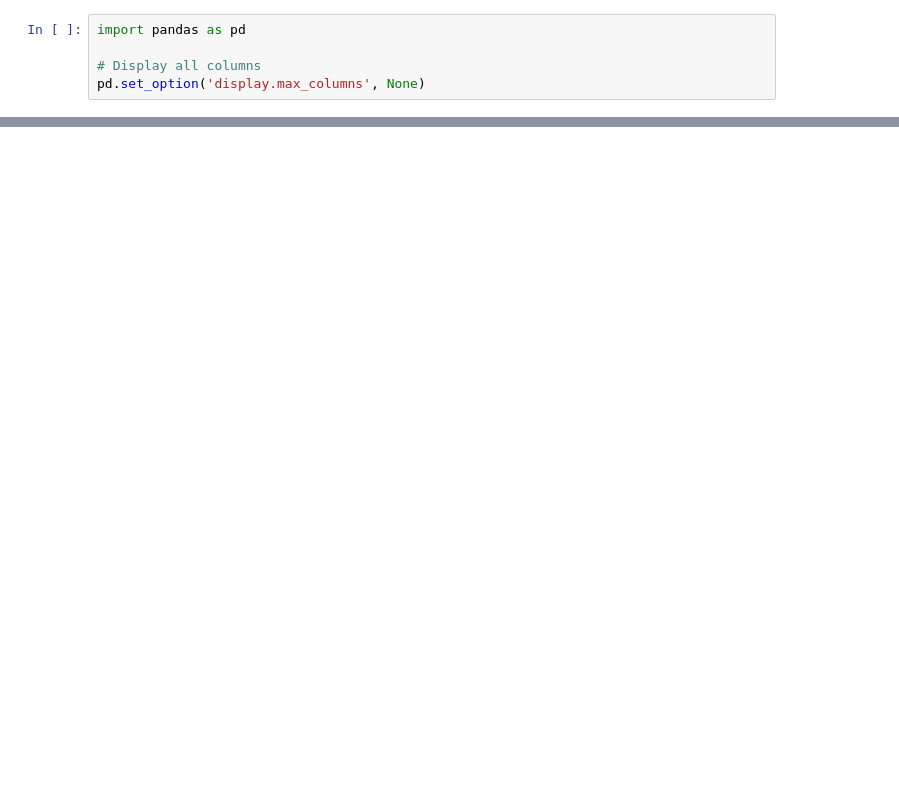
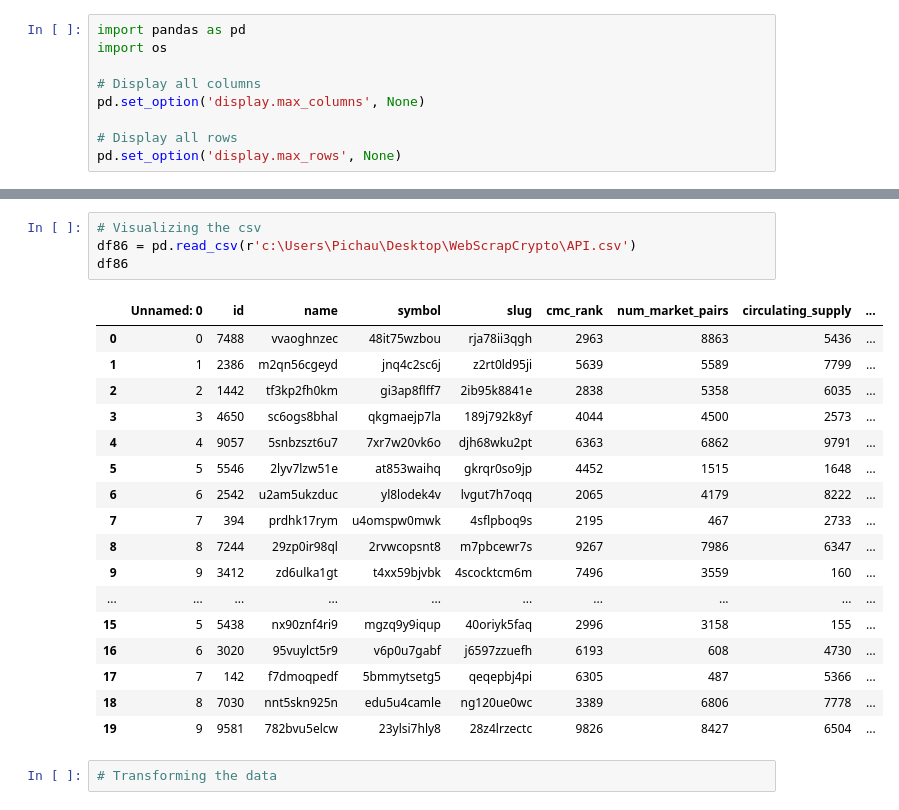
Before and after one commit to AdrianoHKim/Webscraping_Crypto, a Jupyter notebook: API_test_notebook.ipynb, the cells around one changed output, grey strips where cells are left out. Cells and saved outputs as stored; diff of their text form; blank space fills up the shorter version.

```diff
--- a/API_test_notebook.ipynb
+++ b/API_test_notebook.ipynb
@@ -31,5 +35,9 @@ type(data)
 # %%
 import pandas as pd
+import os
 
 # Display all columns
 pd.set_option('display.max_columns', None)
+
+# Display all rows
+pd.set_option('display.max_rows', None)
@@ -38,0 +123,24 @@ pd.json_normalize(data['data'])
+# %%
+# Visualizing the csv
+df86 = pd.read_csv(r'c:\Users\Pichau\Desktop\WebScrapCrypto\API.csv')
+df86
+# %% [output]
+|  | Unnamed: 0 | id | name | symbol | slug | cmc_rank | num_market_pairs | circulating_supply | ... |
+| 0 | 0 | 7488 | vvaoghnzec | 48it75wzbou | rja78ii3qgh | 2963 | 8863 | 5436 | ... |
+| 1 | 1 | 2386 | m2qn56cgeyd | jnq4c2sc6j | z2rt0ld95ji | 5639 | 5589 | 7799 | ... |
+| 2 | 2 | 1442 | tf3kp2fh0km | gi3ap8flff7 | 2ib95k8841e | 2838 | 5358 | 6035 | ... |
+| 3 | 3 | 4650 | sc6ogs8bhal | qkgmaejp7la | 189j792k8yf | 4044 | 4500 | 2573 | ... |
+| 4 | 4 | 9057 | 5snbzszt6u7 | 7xr7w20vk6o | djh68wku2pt | 6363 | 6862 | 9791 | ... |
+| 5 | 5 | 5546 | 2lyv7lzw51e | at853waihq | gkrqr0so9jp | 4452 | 1515 | 1648 | ... |
+| 6 | 6 | 2542 | u2am5ukzduc | yl8lodek4v | lvgut7h7oqq | 2065 | 4179 | 8222 | ... |
+| 7 | 7 | 394 | prdhk17rym | u4omspw0mwk | 4sflpboq9s | 2195 | 467 | 2733 | ... |
+| 8 | 8 | 7244 | 29zp0ir98ql | 2rvwcopsnt8 | m7pbcewr7s | 9267 | 7986 | 6347 | ... |
+| 9 | 9 | 3412 | zd6ulka1gt | t4xx59bjvbk | 4scocktcm6m | 7496 | 3559 | 160 | ... |
+| ... | ... | ... | ... | ... | ... | ... | ... | ... | ... |
+| 15 | 5 | 5438 | nx90znf4ri9 | mgzq9y9iqup | 40oriyk5faq | 2996 | 3158 | 155 | ... |
+| 16 | 6 | 3020 | 95vuylct5r9 | v6p0u7gabf | j6597zzuefh | 6193 | 608 | 4730 | ... |
+| 17 | 7 | 142 | f7dmoqpedf | 5bmmytsetg5 | qeqepbj4pi | 6305 | 487 | 5366 | ... |
+| 18 | 8 | 7030 | nnt5skn925n | edu5u4camle | ng120ue0wc | 3389 | 6806 | 7778 | ... |
+| 19 | 9 | 9581 | 782bvu5elcw | 23ylsi7hly8 | 28z4lrzectc | 9826 | 8427 | 6504 | ... |
+# %%
+# Transforming the data
```
Also changed, not shown: parts of 6 cells of this notebook.
